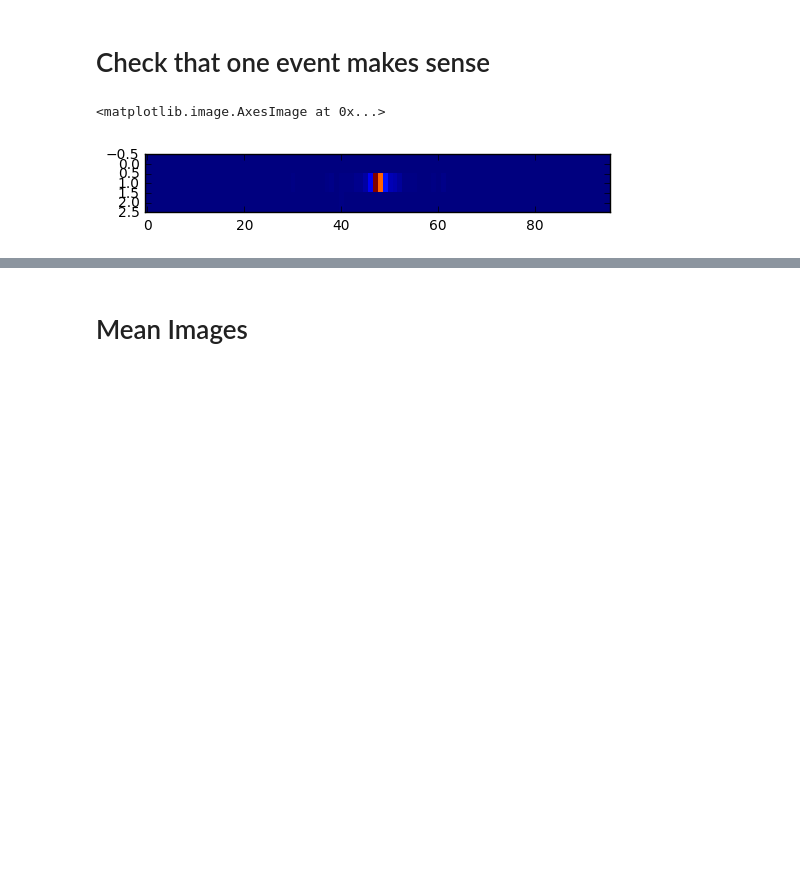
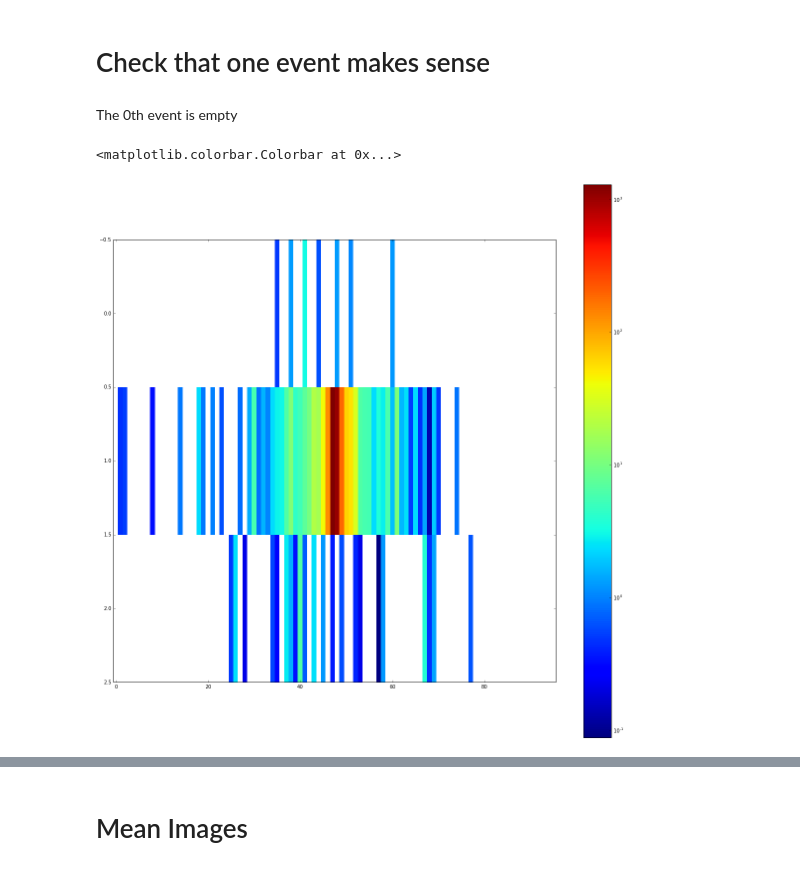
Before and after one commit to hep-lbdl/CaloGAN, a Jupyter notebook: firstlook.ipynb, the cells around one changed output, grey strips where cells are left out. Cells and saved outputs as stored; diff of their text form; code cells hidden in the pictures; blank space fills up the shorter version.

Commit message:
First look at finer dataset

```diff
--- a/firstlook.ipynb
+++ b/firstlook.ipynb
@@ -6,7 +7,7 @@ import matplotlib.pyplot as plt
 %matplotlib inline
 # %%
 # -- load comma separate version of file into numpy array of dimensions (100, 504)
-d = pd.read_csv("test.txt", delimiter=",", header=None, skiprows=1).values
+d = pd.read_csv("./data/test.txt", delimiter=",", header=None, skiprows=1).values
 # %%
 # -- split d into 3 segments vertically, to separate the three calo layers
 first, second, third = np.split(d, indices_or_sections=[3*96, 3*96 + 12*12], axis=1)
@@ -17,10 +18,16 @@ second = second.reshape(-1, 12, 12)
 third = third.reshape(-1, 12, 6)
 # %% [markdown]
 # Check that one event makes sense
+# %% [markdown]
+The 0th event is empty
+# %%
+imageix = 1
 # %%
-plt.imshow(first[1], aspect=4, interpolation='nearest')
+plt.figure(figsize=(20,20))
+plt.imshow(first[imageix], aspect=960/30, interpolation='nearest', norm=LogNorm())
+plt.colorbar()
 # aspect is needed to make this 3*96 image come out nice
 # %% [output]
-<matplotlib.image.AxesImage at 0x...>
+<matplotlib.colorbar.Colorbar at 0x...>
-[figure, old version]
+[figure, new version]
 # %%
```
Also changed, not shown: parts of 22 cells of this notebook.
